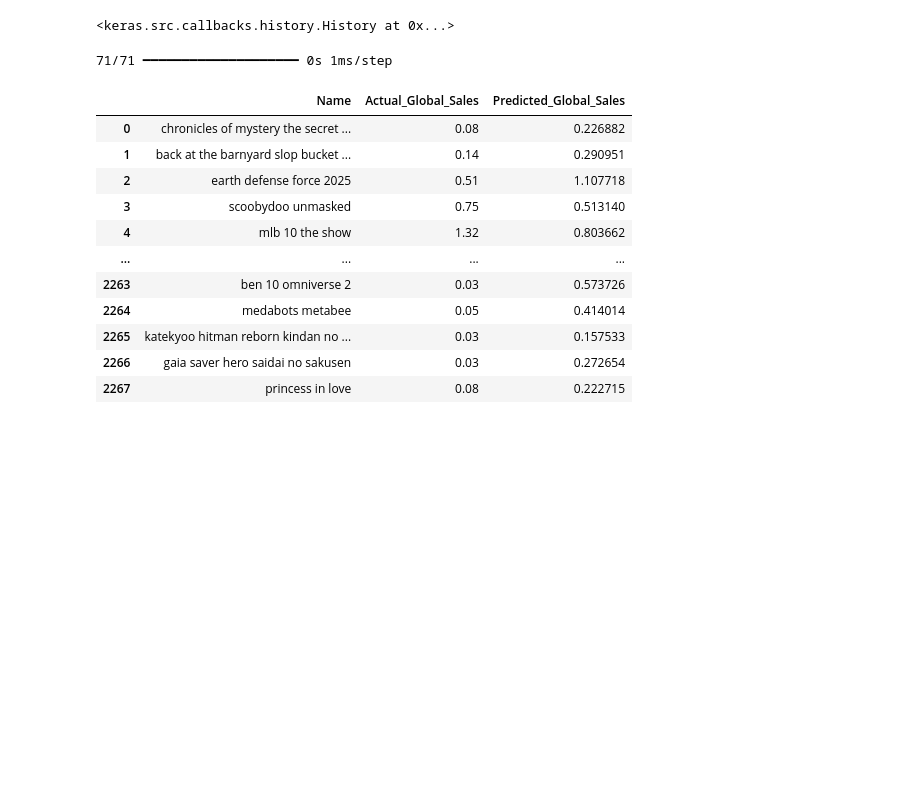
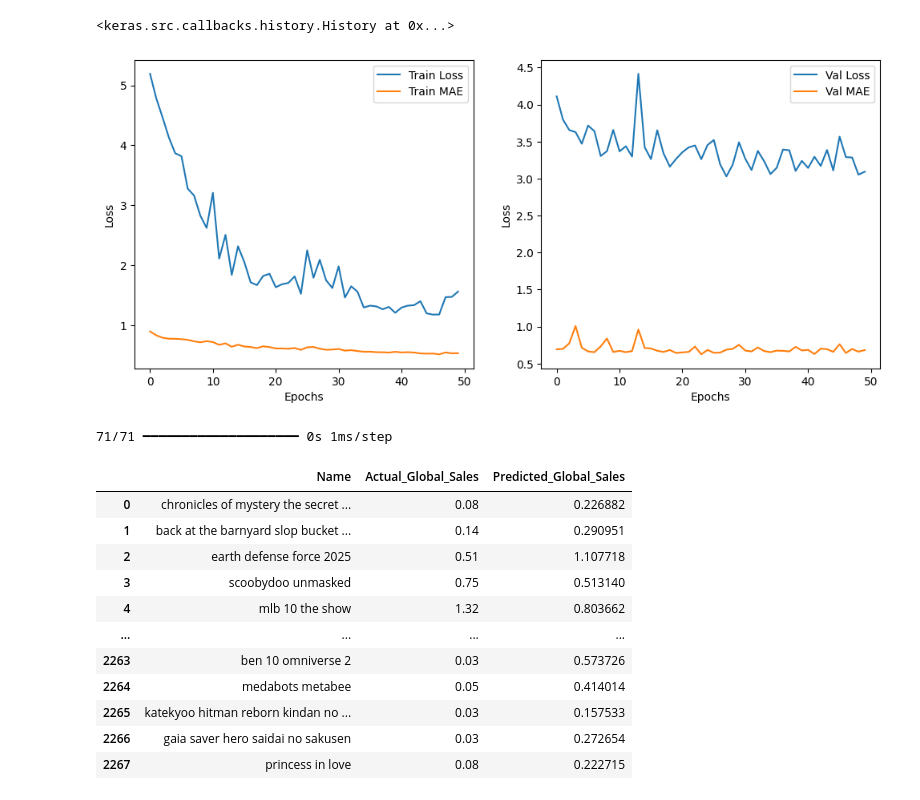
Before and after one commit to maxaclark/forecasting-video-game-sales, a Jupyter notebook: notebooks/ML_pipeline.ipynb, the cells around one changed output. Drawn from its saved outputs; the diff is of its cells as text; code cells hidden in the pictures; blank space fills up the shorter version.

```diff
--- a/notebooks/ML_pipeline.ipynb
+++ b/notebooks/ML_pipeline.ipynb
@@ -215,0 +231,23 @@ knn_mae
+# %%
+from xgboost import XGBRegressor
+from sklearn.model_selection import KFold
+
+param_grid_xgb = {
+    'max_depth': [3, 5, 7],
+    'learning_rate': [0.01, 0.1, 0.2],
+    'n_estimators': [100, 200, 500],
+    'subsample': [0.8, 1.0],
+    'colsample_bytree': [0.8, 1.0]
+}
+
+grid = GridSearchCV(
+    estimator=XGBRegressor(objective="reg:squaredlogerror"),
+    param_grid=param_grid_xgb,
+    scoring='neg_mean_absolute_error',
+    cv=KFold(n_splits=5, shuffle=True, random_state=42),
+    verbose=1
+)
+
+grid.fit(X_train, y_train)
+print("Best params:", grid.best_params_)
+print("Best MAE:", -grid.best_score_)
@@ -249,6 +331,30 @@ Epoch 50/50
 # %%
 # Storing Neural Network model
 model.save('../models/nn_model.keras')
+# %%
+# Plotting loss and mae curves
+import matplotlib.pyplot as plt
+from tensorflow import keras
+
+history = model.history
+# Plotting training loss and training MAE
+plt.figure(figsize=(12, 5))
+plt.subplot(1, 2, 1)
+plt.plot(history.history['loss'], label='Train Loss')
+plt.plot(history.history['mae'], label='Train MAE')
+plt.xlabel('Epochs')
+plt.ylabel('Loss')
+plt.legend()
+
+plt.subplot(1, 2, 2)
+plt.plot(history.history['val_loss'], label='Val Loss')
+plt.plot(history.history['val_mae'], label='Val MAE')
+plt.xlabel('Epochs')
+plt.ylabel('Loss')
+plt.legend()
+plt.savefig("../visualizations/nn_loss_mae.png")
+# %% [output]
+[figure, added]
 # %%
 # predictions = model.predict(X_test)
 from tensorflow import keras
```
Also changed, not shown: parts of 14 cells of this notebook, 2 other files.
